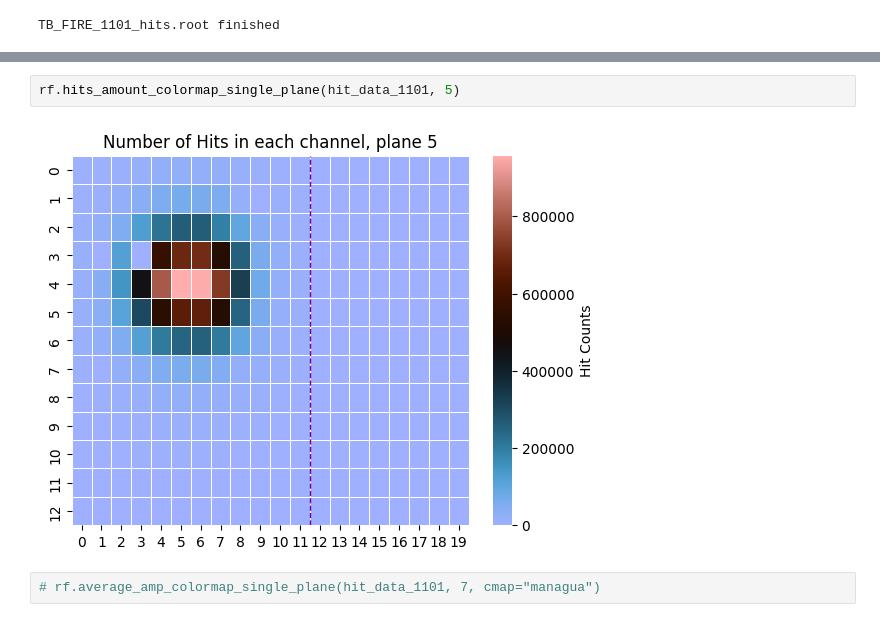
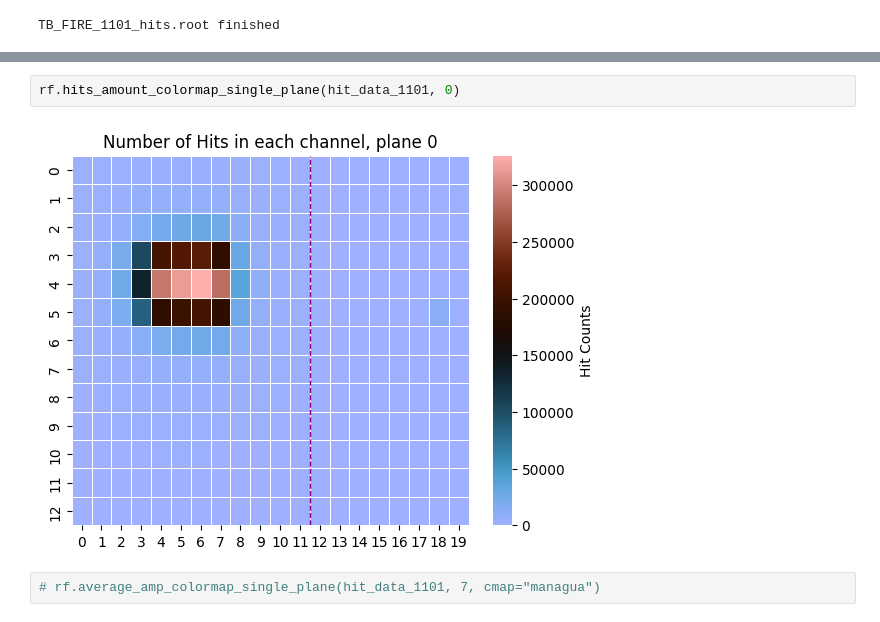
Before and after one commit to Ben-David-Ben/F-Cal-TB-Project, a Jupyter notebook: TB2025_Gap.ipynb, the cells around one changed output, grey strips where cells are left out. Cells and saved outputs as stored; diff of their text form.

```diff
--- a/TB2025_Gap.ipynb
+++ b/TB2025_Gap.ipynb
@@ -29,9 +29,9 @@ TB_FIRE_1101_hits.root finished
 
 Hit Counts and Amp in Single Planes -->
 # %%
-rf.hits_amount_colormap_single_plane(hit_data_1101, 5)
+rf.hits_amount_colormap_single_plane(hit_data_1101, 0)
 # %% [output]
-[figure, old version]
+[figure, new version]
 # %%
 # rf.average_amp_colormap_single_plane(hit_data_1101, 7, cmap="managua")
 # %%
```
Also changed, not shown: parts of 2 cells of this notebook, 1 other file.
